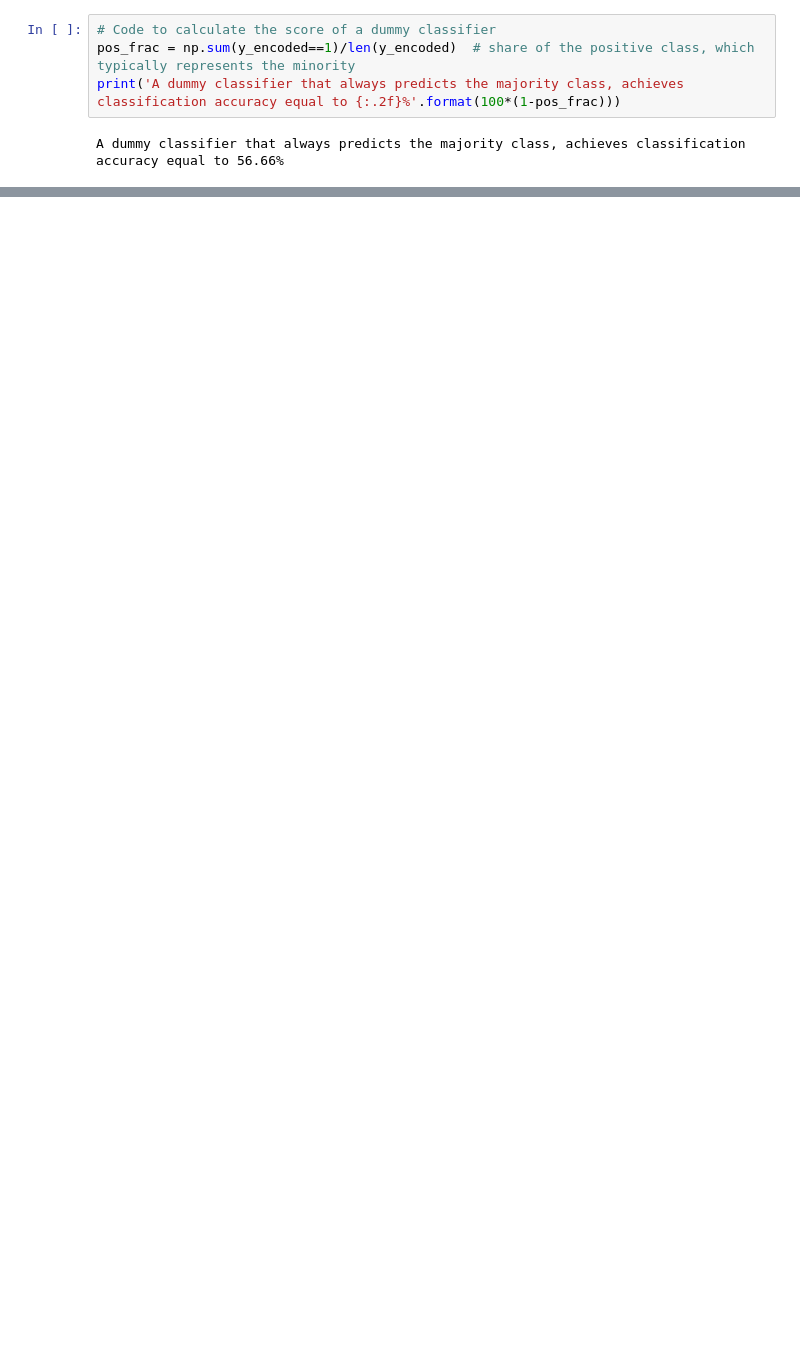
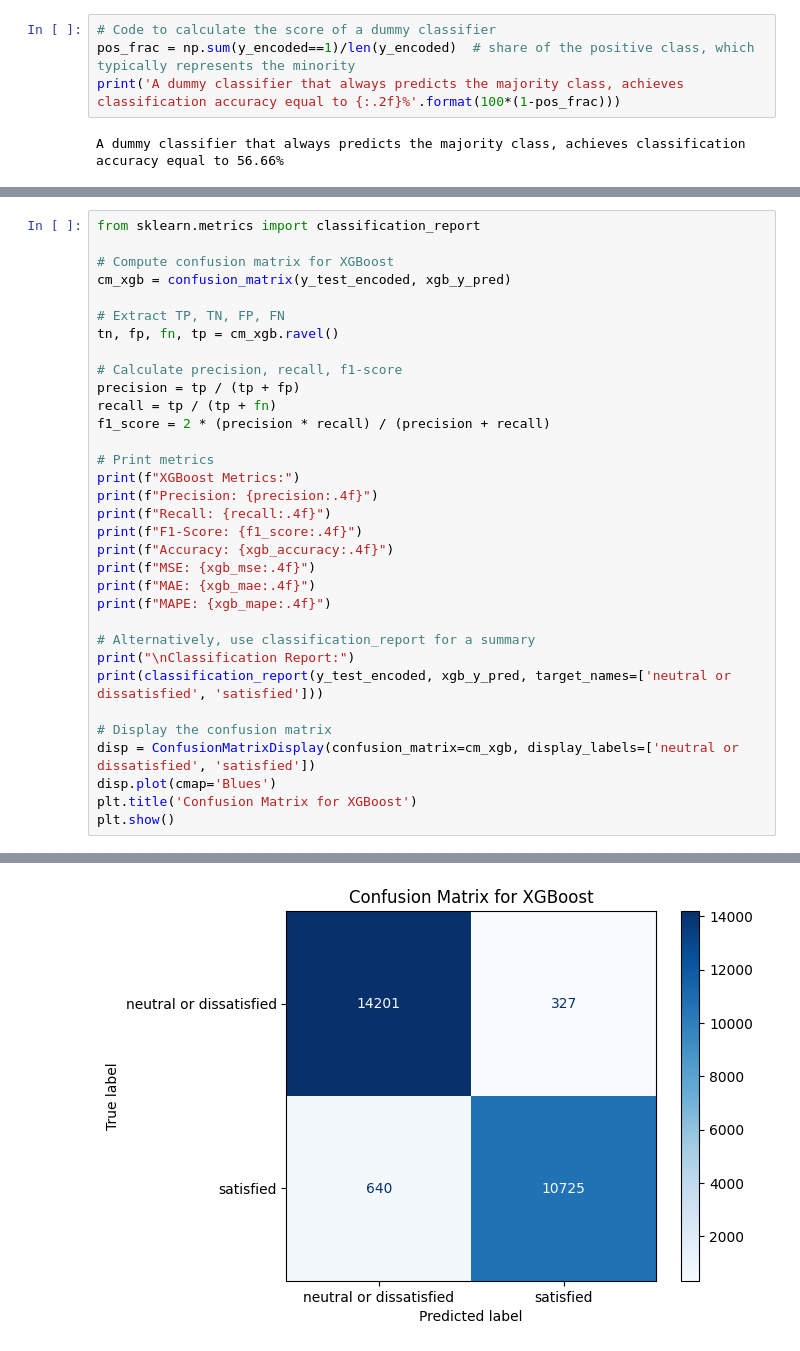
Before and after one commit to bence-szabo-git/ESMT_IML, a Jupyter notebook: notebooks/Satisfaction_Homework.ipynb, the cells around one changed output, grey strips where cells are left out. Cells and saved outputs as stored; diff of their text form; blank space fills up the shorter version.

```diff
--- a/notebooks/Satisfaction_Homework.ipynb
+++ b/notebooks/Satisfaction_Homework.ipynb
@@ -233,0 +497,34 @@ That looks fabulous! The model can predict a customer's satisfaction with a 80%
+# %%
+from sklearn.metrics import classification_report
+
+# Compute confusion matrix for XGBoost
+cm_xgb = confusion_matrix(y_test_encoded, xgb_y_pred)
+
+# Extract TP, TN, FP, FN
+tn, fp, fn, tp = cm_xgb.ravel()
+
+# Calculate precision, recall, f1-score
+precision = tp / (tp + fp)
+recall = tp / (tp + fn)
+f1_score = 2 * (precision * recall) / (precision + recall)
+
+# Print metrics
+print(f"XGBoost Metrics:")
+print(f"Precision: {precision:.4f}")
+print(f"Recall: {recall:.4f}")
+print(f"F1-Score: {f1_score:.4f}")
+print(f"Accuracy: {xgb_accuracy:.4f}")
+print(f"MSE: {xgb_mse:.4f}")
+print(f"MAE: {xgb_mae:.4f}")
+print(f"MAPE: {xgb_mape:.4f}")
+
+# Alternatively, use classification_report for a summary
+print("\nClassification Report:")
+print(classification_report(y_test_encoded, xgb_y_pred, target_names=['neutral or dissatisfied', 'satisfied']))
+
+# Display the confusion matrix
+disp = ConfusionMatrixDisplay(confusion_matrix=cm_xgb, display_labels=['neutral or dissatisfied', 'satisfied'])
+disp.plot(cmap='Blues')
+plt.title('Confusion Matrix for XGBoost')
+plt.show()
+# %% [output]
@@ -233,0 +549 @@ That looks fabulous! The model can predict a customer's satisfaction with a 80%
+[figure, added]
```
Also changed, not shown: parts of 34 cells of this notebook.
